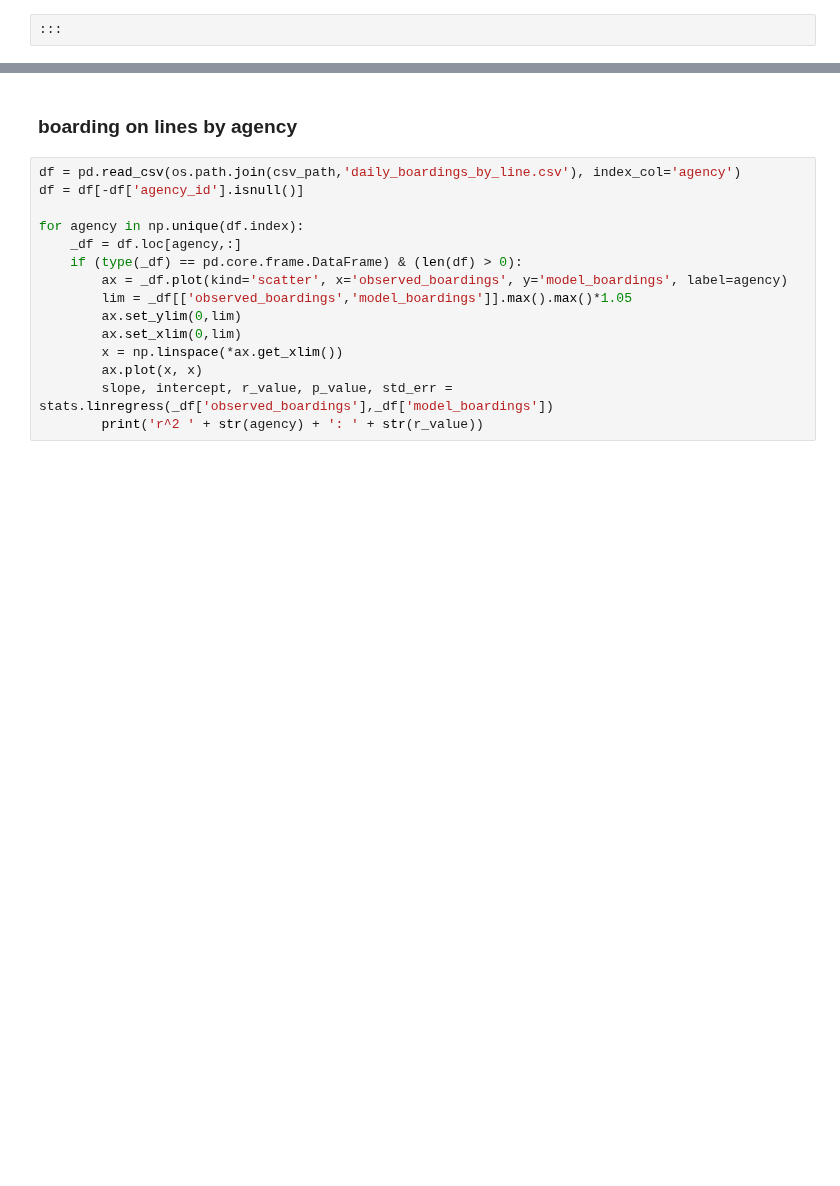
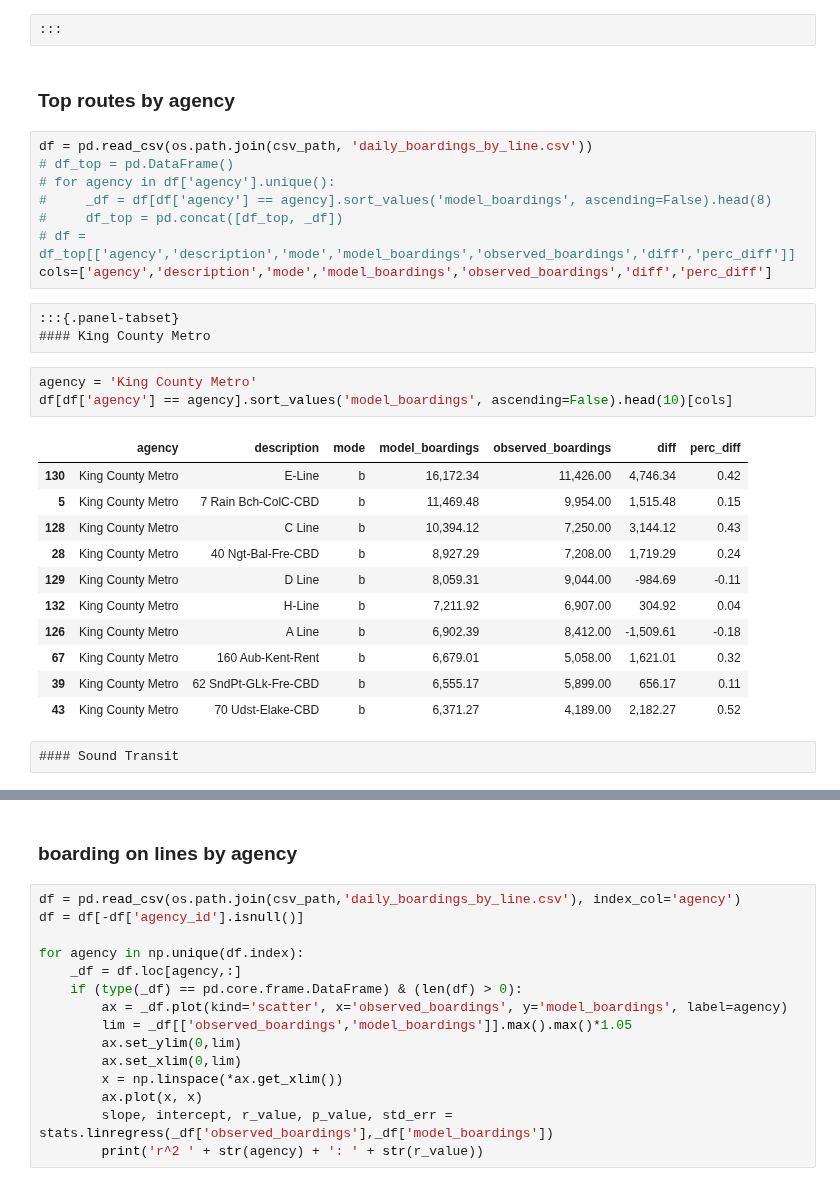
Before and after one commit to psrc/soundcast, a Jupyter notebook: scripts/summarize/validation_network/validation_scripts/transit_validation.ipynb, the cells around one changed output, grey strips where cells are left out. Cells and saved outputs as stored; diff of their text form; blank space fills up the shorter version.

```diff
--- a/scripts/summarize/validation_network/validation_scripts/transit_validation.ipynb
+++ b/scripts/summarize/validation_network/validation_scripts/transit_validation.ipynb
@@ -271,2 +309,32 @@ r^2 : 0.8062388303705185
 # %% [raw]
 :::
+# %% [markdown]
+### Top routes by agency
+# %%
+df = pd.read_csv(os.path.join(csv_path, 'daily_boardings_by_line.csv'))
+# df_top = pd.DataFrame()
+# for agency in df['agency'].unique():
+#     _df = df[df['agency'] == agency].sort_values('model_boardings', ascending=False).head(8)
+#     df_top = pd.concat([df_top, _df])
+# df = df_top[['agency','description','mode','model_boardings','observed_boardings','diff','perc_diff']]
+cols=['agency','description','mode','model_boardings','observed_boardings','diff','perc_diff']
+# %% [raw]
+:::{.panel-tabset}
+#### King County Metro
+# %%
+agency = 'King County Metro'
+df[df['agency'] == agency].sort_values('model_boardings', ascending=False).head(10)[cols]
+# %% [output]
+|  | agency | description | mode | model_boardings | observed_boardings | diff | perc_diff |
+| 130 | King County Metro | E-Line | b | 16,172.34 | 11,426.00 | 4,746.34 | 0.42 |
+| 5 | King County Metro | 7 Rain Bch-ColC-CBD | b | 11,469.48 | 9,954.00 | 1,515.48 | 0.15 |
+| 128 | King County Metro | C Line | b | 10,394.12 | 7,250.00 | 3,144.12 | 0.43 |
+| 28 | King County Metro | 40 Ngt-Bal-Fre-CBD | b | 8,927.29 | 7,208.00 | 1,719.29 | 0.24 |
+| 129 | King County Metro | D Line | b | 8,059.31 | 9,044.00 | -984.69 | -0.11 |
+| 132 | King County Metro | H-Line | b | 7,211.92 | 6,907.00 | 304.92 | 0.04 |
+| 126 | King County Metro | A Line | b | 6,902.39 | 8,412.00 | -1,509.61 | -0.18 |
+| 67 | King County Metro | 160 Aub-Kent-Rent | b | 6,679.01 | 5,058.00 | 1,621.01 | 0.32 |
+| 39 | King County Metro | 62 SndPt-GLk-Fre-CBD | b | 6,555.17 | 5,899.00 | 656.17 | 0.11 |
+| 43 | King County Metro | 70 Udst-Elake-CBD | b | 6,371.27 | 4,189.00 | 2,182.27 | 0.52 |
+# %% [raw]
+#### Sound Transit
```
Also changed, not shown: parts of 31 cells of this notebook, 3 other files.
